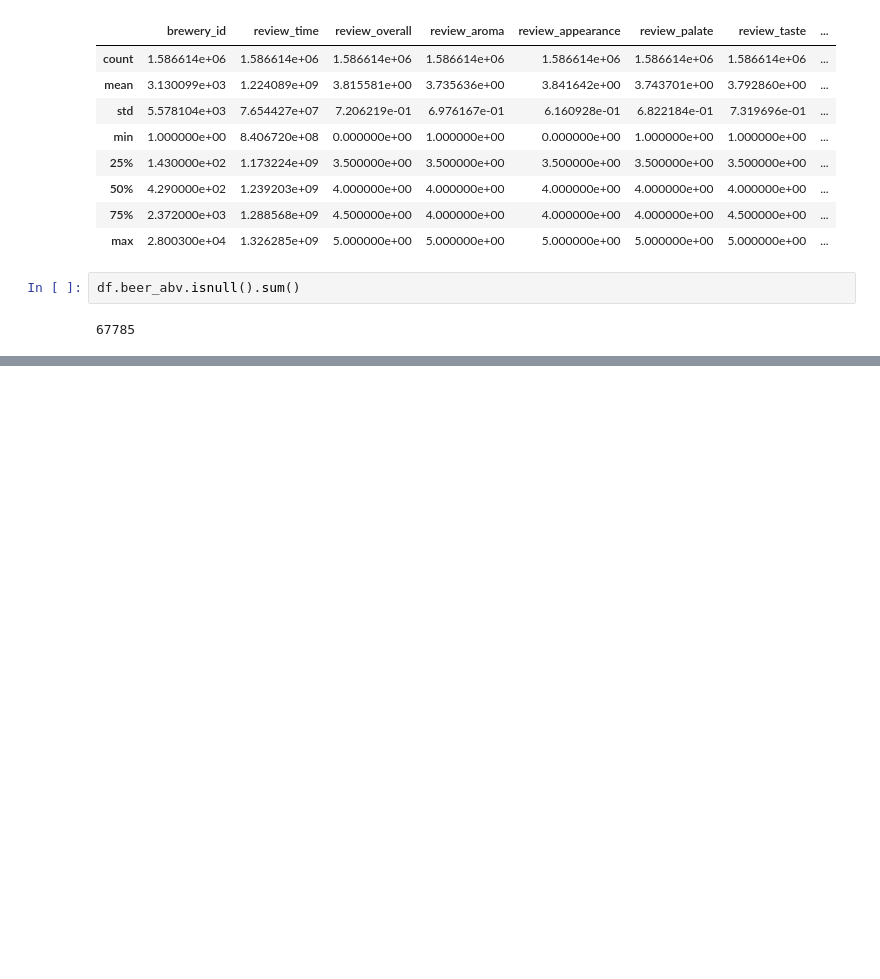
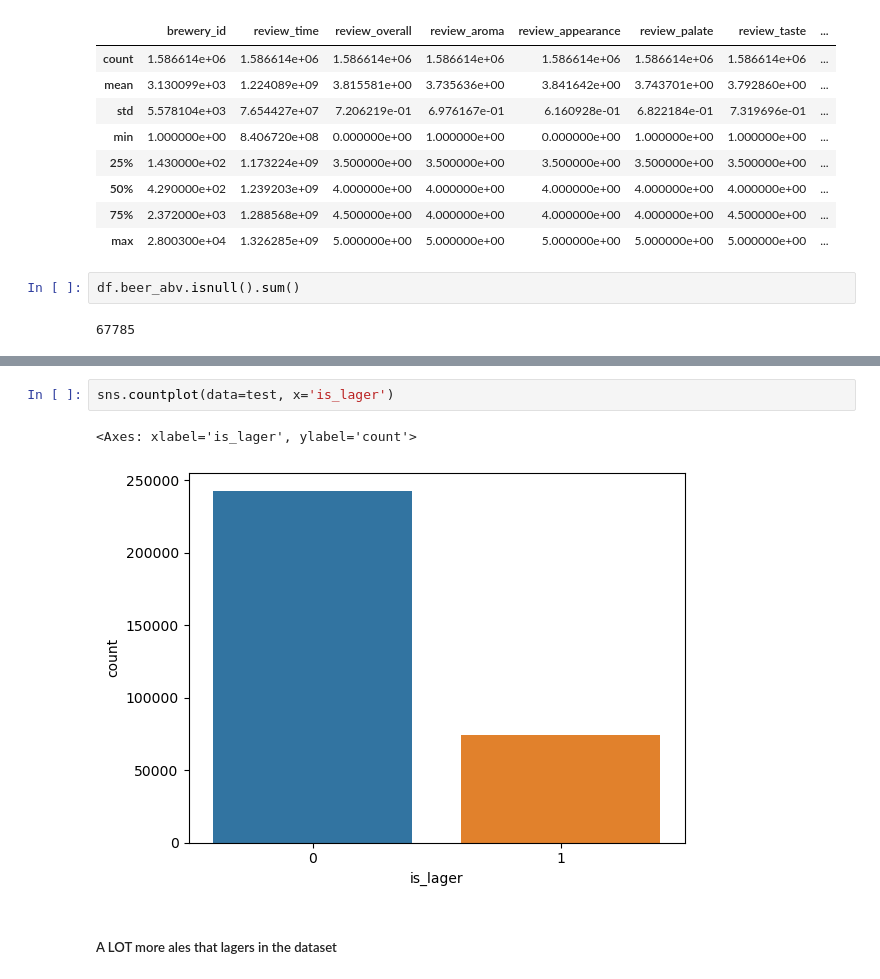
Before and after one commit to DerekBixby/beer_project, a Jupyter notebook: test.ipynb, the cells around one changed output, grey strips where cells are left out. Drawn from its saved outputs; the diff is of its cells as text; blank space fills up the shorter version.

```diff
--- a/test.ipynb
+++ b/test.ipynb
@@ -254,0 +425,7 @@ df.head()
+# %%
+sns.countplot(data=test, x='is_lager')
+# %% [output]
+<Axes: xlabel='is_lager', ylabel='count'>
+[figure, added]
+# %% [markdown]
+##### A LOT more ales that lagers in the dataset
```
Also changed, not shown: parts of 33 cells of this notebook.
